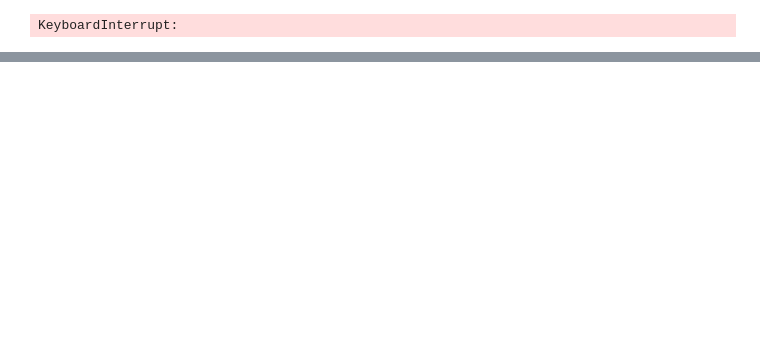
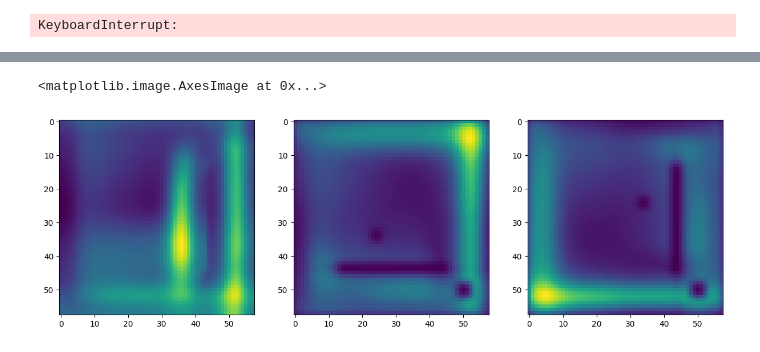
Before and after one commit to 1101AlexZab1011/SpatialMemory, a Jupyter notebook: dev/debug_h.ipynb, the cells around one changed output, grey strips where cells are left out. Saved outputs shown, nothing was run; the diff lists cells and outputs as text; code cells hidden in the pictures; blank space fills up the shorter version.

```diff
--- a/dev/debug_h.ipynb
+++ b/dev/debug_h.ipynb
@@ -958,0 +1358,9 @@ plt.imshow(np.reshape(cache.weights.bvc.to.h@cache.rates.bvc, cache.grid2cart.sh
+# %%
+%matplotlib inline
+fig, (ax1, ax2, ax3) = plt.subplots(1, 3, figsize=(15, 5))
+ax1.imshow((weights.bvc.to.h@dynamics.cache['rates'].bvc).reshape(58, 58))
+ax2.imshow((bvc2h_weights@dynamics.cache['rates'].bvc).reshape(58, 58))
+ax3.imshow((bvc2h_weights_reshaped@dynamics.cache['rates'].bvc).reshape(58, 58))
+# %% [output]
+<matplotlib.image.AxesImage at 0x...>
+[figure, added]
```
Also changed, not shown: parts of 60 cells of this notebook, 15 other files.
